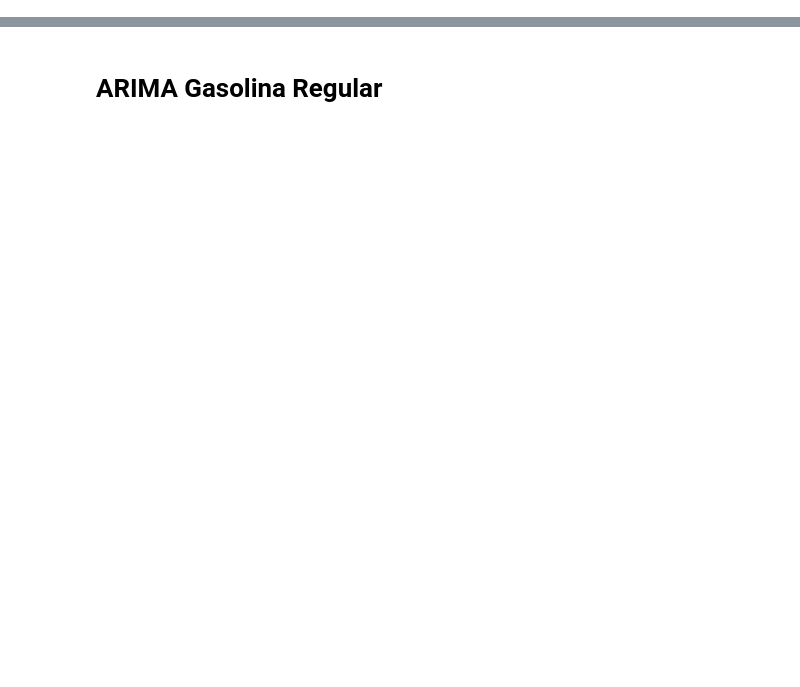
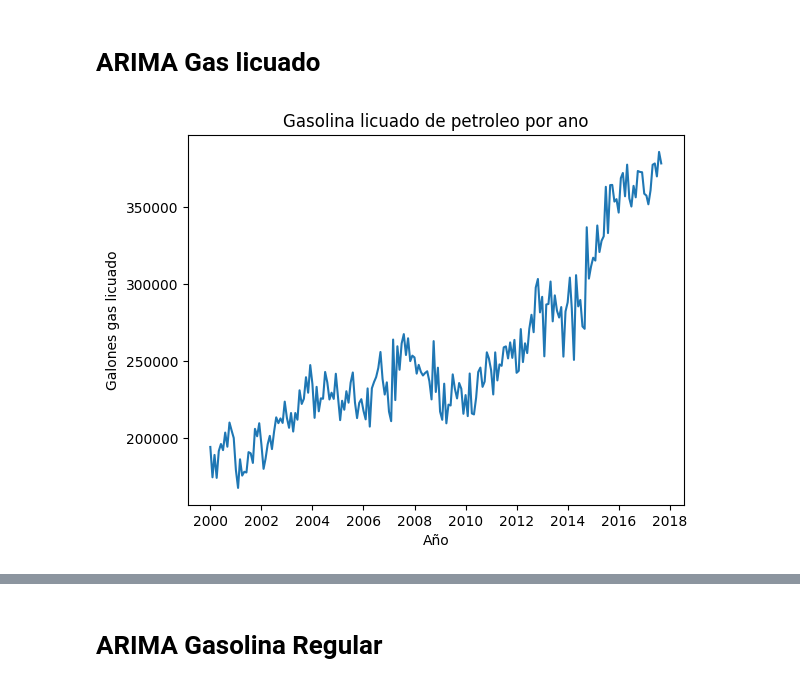
Before and after one commit to Saiyan-Javi/Lab1DS, a Jupyter notebook: Series de tiempo.ipynb, the cells around one changed output, grey strips where cells are left out. Drawn from its saved outputs; the diff is of its cells as text; code cells hidden in the pictures; blank space fills up the shorter version.

```diff
--- a/Series de tiempo.ipynb
+++ b/Series de tiempo.ipynb
@@ -37,0 +117,5 @@ test_df = df[train_size:len(df)]
+# %%
+Gasl_df = train_df['Gas licuado de petróleo']
+Gasl_df.head(10)
+
+Gasl_df
@@ -67,0 +184,8 @@ Name: Gasolina superior, dtype: float64
+# %% [markdown]
+# ARIMA Gas licuado #
+# %%
+plt.plot(Gasl_df)
+plt.gca().set(title="Gasolina licuado de petroleo por ano", xlabel="Año", ylabel="Galones gas licuado")
+plt.show()
+# %% [output]
+[figure, added]
```
Also changed, not shown: parts of 34 cells of this notebook.
